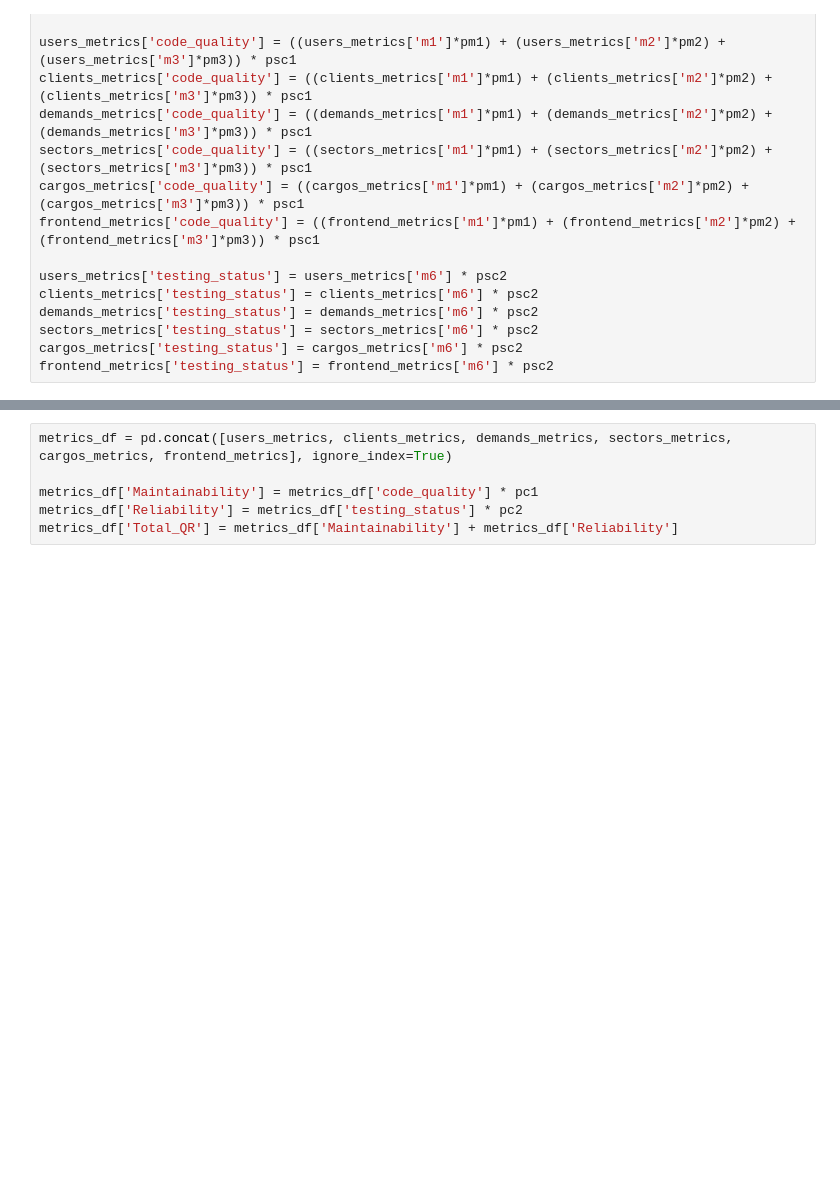
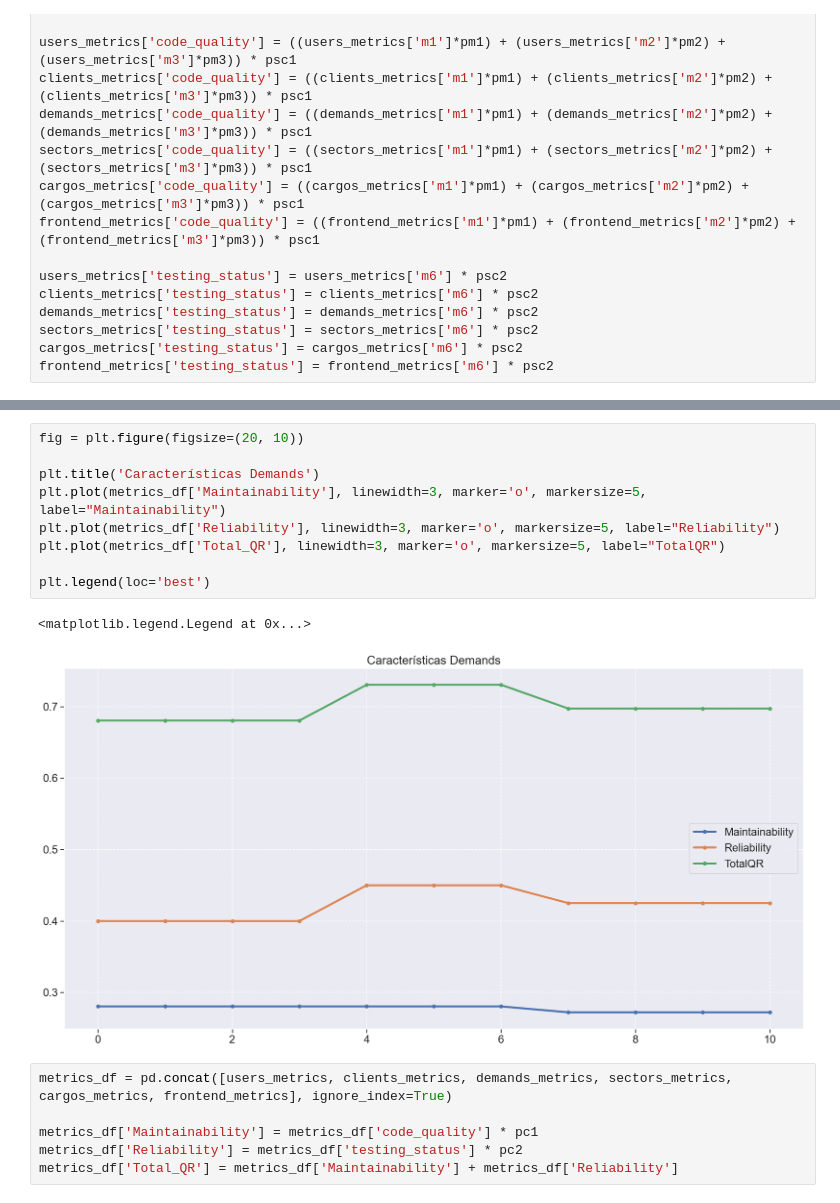
Before and after one commit to DITGO/2021-2-SiGeD-Doc, a Jupyter notebook: Analytics/analytics.ipynb, the cells around one changed output, grey strips where cells are left out. Cells and saved outputs as stored; diff of their text form; blank space fills up the shorter version.

```diff
--- a/Analytics/analytics.ipynb
+++ b/Analytics/analytics.ipynb
@@ -516,3 +554,15 @@ plt.legend(loc='best')
+# %%
+fig = plt.figure(figsize=(20, 10))
+
+plt.title('Características Demands')
+plt.plot(metrics_df['Maintainability'], linewidth=3, marker='o', markersize=5, label="Maintainability")
+plt.plot(metrics_df['Reliability'], linewidth=3, marker='o', markersize=5, label="Reliability")
+plt.plot(metrics_df['Total_QR'], linewidth=3, marker='o', markersize=5, label="TotalQR")
+
+plt.legend(loc='best')
+# %% [output]
+<matplotlib.legend.Legend at 0x...>
+[figure, added]
 # %%
 metrics_df = pd.concat([users_metrics, clients_metrics, demands_metrics, sectors_metrics, cargos_metrics, frontend_metrics], ignore_index=True)
 
```
Also changed, not shown: parts of 7 cells of this notebook.
